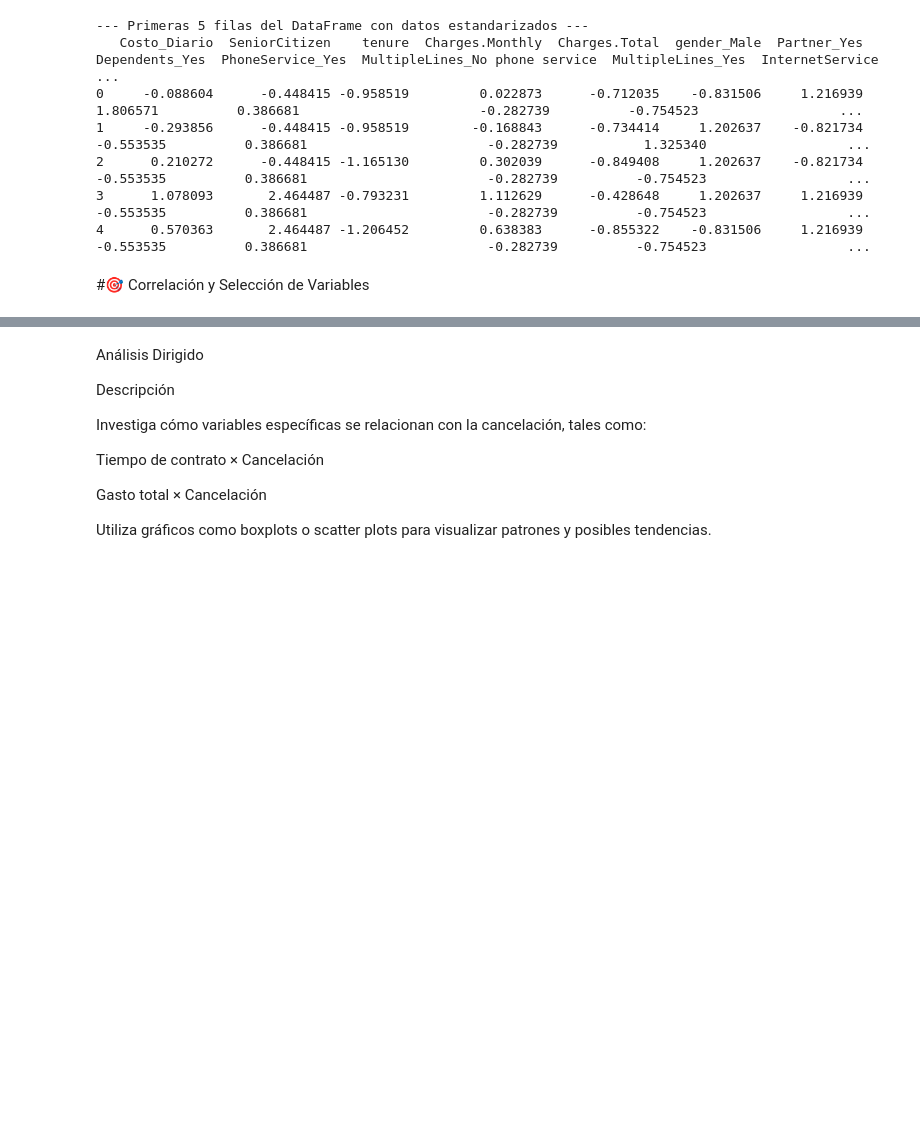
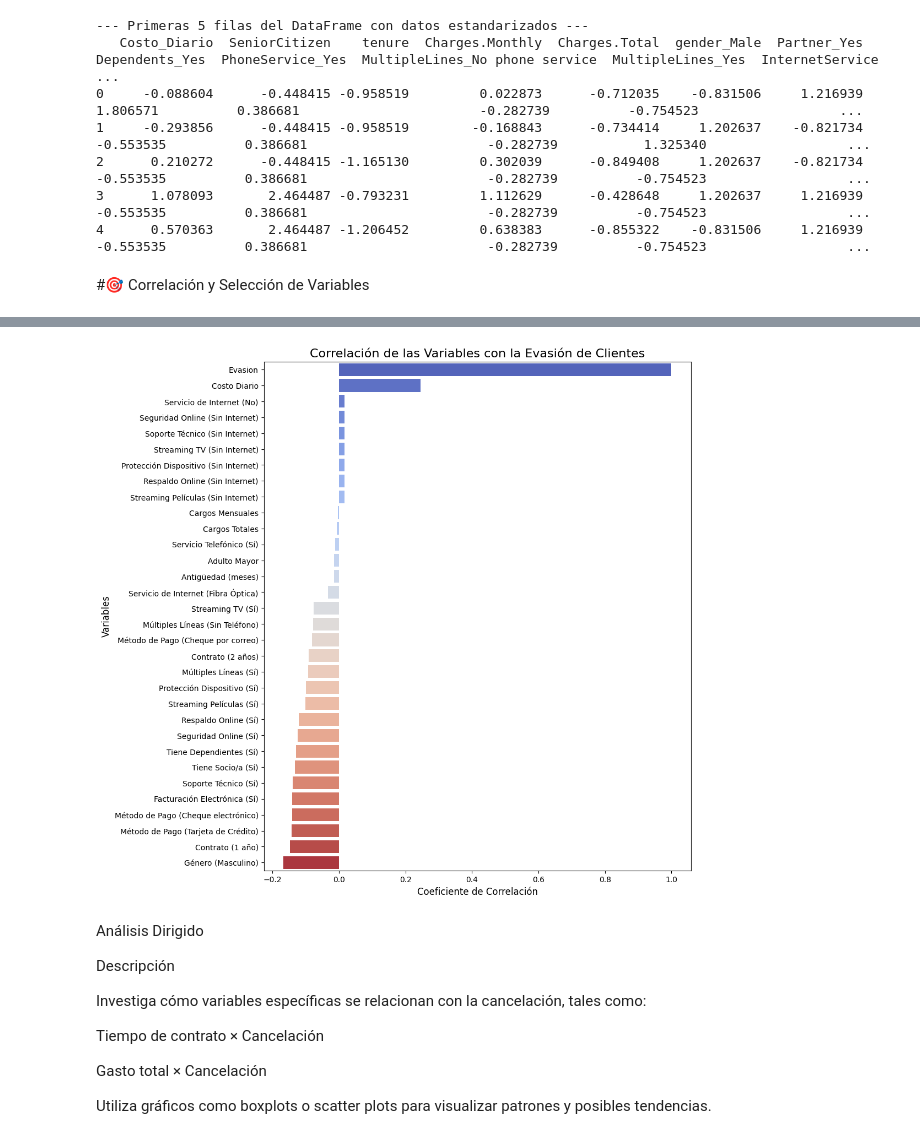
Before and after one commit to Guzzman00/Telecom-X-2, a Jupyter notebook: TelecomX_LATAM_2.ipynb, the cells around one changed output, grey strips where cells are left out. Saved outputs shown, nothing was run; the diff lists cells and outputs as text; code cells hidden in the pictures; blank space fills up the shorter version.

```diff
--- a/TelecomX_LATAM_2.ipynb
+++ b/TelecomX_LATAM_2.ipynb
@@ -1385,3 +1385,89 @@ Divide el conjunto de datos en entrenamiento y prueba para evaluar el rendimient
+# %%
+#---XVI---
+
+# --- Importación de Librerías para Visualización ---
+#
+# Se importa seaborn y matplotlib, que son librerías esenciales
+# para crear gráficos estadísticos y visualizaciones de datos en Python.
+import seaborn as sns
+import matplotlib.pyplot as plt
+
+# --- Creación de un DataFrame Balanceado ---
+#
+# Se unen las características (X_res) y la variable objetivo (y_res) que obtuvimos
+# después de aplicar SMOTE. Esto es necesario para poder calcular la correlación
+# de todas las variables contra la columna 'Evasion'.
+df_resampled = pd.concat([y_res, X_res], axis=1)
+
+# --- Cálculo de la Matriz de Correlación ---
+#
+# Se calcula la matriz de correlación de Pearson para todo el DataFrame.
+# Luego, seleccionamos únicamente la columna 'Evasion' para ver su relación
+# con todas las demás variables y la ordenamos de mayor a menor.
+correlation_evasion = df_resampled.corr()['Evasion'].sort_values(ascending=False)
+
+# --- Traducción de Nombres de Variables para el Gráfico ---
+#
+# Se crea un diccionario para traducir los nombres técnicos de las columnas a un formato
+# más legible y en español. Esto hará que el gráfico final sea más fácil de interpretar.
+traducciones = {
+    'Contract_Two year': 'Contrato (2 años)',
+    'tenure': 'Antigüedad (meses)',
+    'OnlineSecurity_No internet service': 'Seguridad Online (Sin Internet)',
+    'TechSupport_No internet service': 'Soporte Técnico (Sin Internet)',
+    'DeviceProtection_No internet service': 'Protección Dispositivo (Sin Internet)',
+    'OnlineBackup_No internet service': 'Respaldo Online (Sin Internet)',
+    'StreamingTV_No internet service': 'Streaming TV (Sin Internet)',
+    'StreamingMovies_No internet service': 'Streaming Películas (Sin Internet)',
+    'InternetService_No': 'Servicio de Internet (No)',
+    'Contract_One year': 'Contrato (1 año)',
+    'Charges.Total': 'Cargos Totales',
+    'PaymentMethod_Mailed check': 'Método de Pago (Cheque por correo)',
+    'PaymentMethod_Credit card (automatic)': 'Método de Pago (Tarjeta de Crédito)',
+    'gender_Male': 'Género (Masculino)',
+    'Partner_Yes': 'Tiene Socio/a (Sí)',
+    'MultipleLines_No phone service': 'Múltiples Líneas (Sin Teléfono)',
+    'MultipleLines_Yes': 'Múltiples Líneas (Sí)',
+    'Dependents_Yes': 'Tiene Dependientes (Sí)',
+    'PhoneService_Yes': 'Servicio Telefónico (Sí)',
+    'OnlineBackup_Yes': 'Respaldo Online (Sí)',
+    'DeviceProtection_Yes': 'Protección Dispositivo (Sí)',
+    'TechSupport_Yes': 'Soporte Técnico (Sí)',
+    'StreamingTV_Yes': 'Streaming TV (Sí)',
+    'StreamingMovies_Yes': 'Streaming Películas (Sí)',
+    'PaperlessBilling_Yes': 'Facturación Electrónica (Sí)',
+    'SeniorCitizen': 'Adulto Mayor',
+    'Charges.Monthly': 'Cargos Mensuales',
+    'Costo_Diario': 'Costo Diario',
+    'OnlineSecurity_Yes': 'Seguridad Online (Sí)',
+    'PaymentMethod_Electronic check': 'Método de Pago (Cheque electrónico)',
+    'InternetService_Fiber optic': 'Servicio de Internet (Fibra Óptica)'
+}
+
+# Se aplica el renombrado al índice de nuestra serie de correlaciones.
+correlation_evasion.rename(index=traducciones, inplace=True)
+
+
+# --- Creación del Gráfico de Correlación ---
+#
+# Se configura el tamaño de la figura para que el gráfico sea legible.
+plt.figure(figsize=(10, 12))
+
+# Se crea un gráfico de barras con seaborn.
+# Para aplicar la paleta de colores correctamente y evitar advertencias de versiones futuras,
+# se asigna el índice (nombres de variables) a 'hue' y se desactiva la leyenda.
+sns.barplot(x=correlation_evasion.values, y=correlation_evasion.index,
+            hue=correlation_evasion.index, palette='coolwarm', legend=False)
+
+# Se añaden el título y las etiquetas para que el gráfico sea fácil de interpretar.
+plt.title('Correlación de las Variables con la Evasión de Clientes', fontsize=16)
+plt.xlabel('Coeficiente de Correlación', fontsize=12)
+plt.ylabel('Variables', fontsize=12)
+
+# Se muestra el gráfico.
+plt.show()
+# %% [output]
+[figure, added]
 # %% [markdown]
 Análisis Dirigido
 
```
Also changed, not shown: parts of 9 cells of this notebook.
